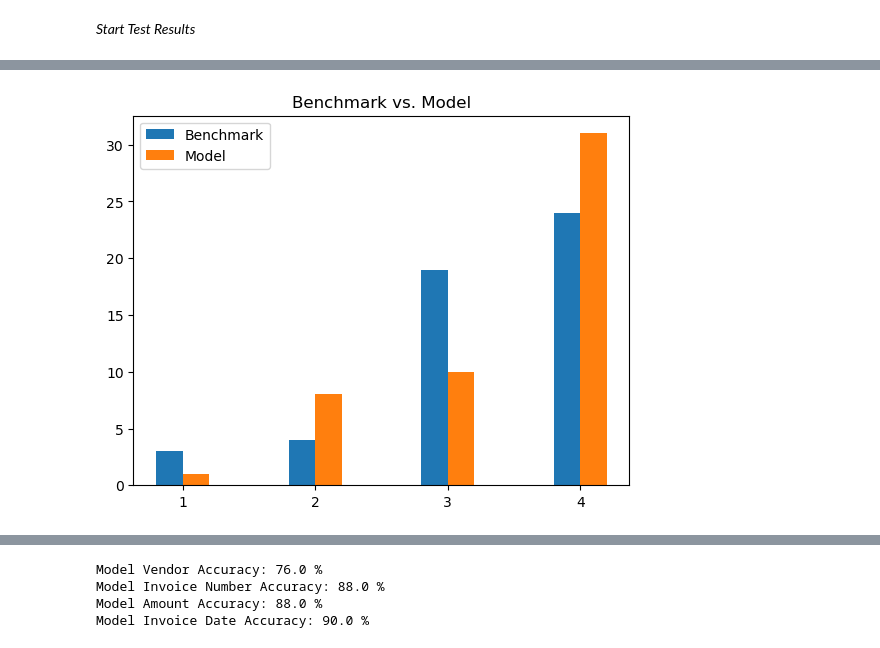
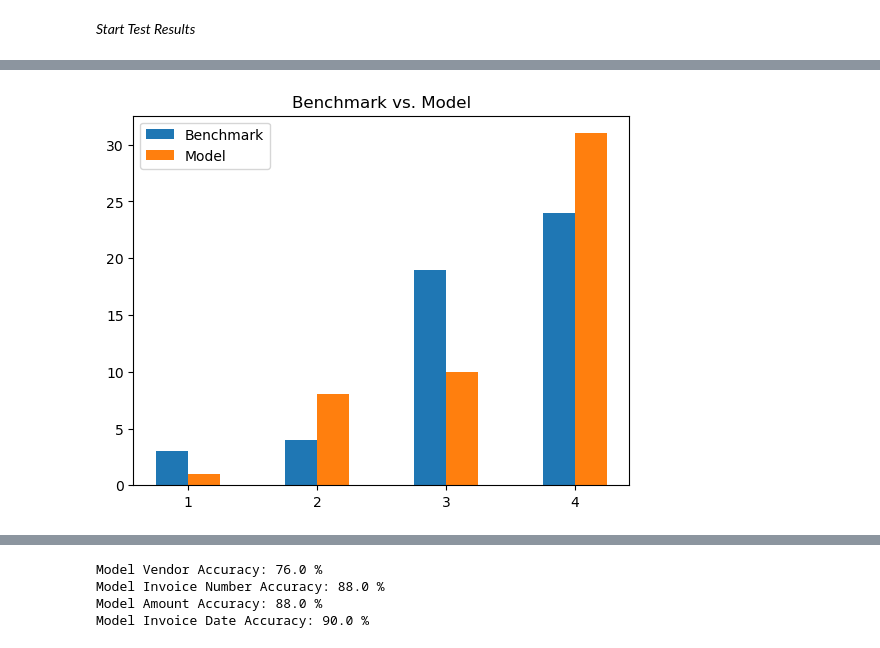
Before and after one commit to Paul01001000/HFU-Bachelor-Thesis, a Jupyter notebook: Data_Analysis.ipynb, the cells around one changed output, grey strips where cells are left out. Saved outputs shown, nothing was run; the diff lists cells and outputs as text; code cells hidden in the pictures.

```diff
--- a/Data_Analysis.ipynb
+++ b/Data_Analysis.ipynb
@@ -401,8 +425,8 @@ plt.hist(test_results.Quota,bins=[0.75+0.5*i for i in range(8)])
 # %%
 plt.title("Benchmark vs. Model")
 plt.xticks(range(1,5))
-plt.hist([benchmark.Quota,test_results.Quota],bins=[0.75+0.5*i for i in range(8)])
+plt.hist([benchmark.Quota,test_results.Quota],bins=[1,2,3,4,5],align="left",rwidth=0.5)
 plt.legend(["Benchmark","Model"])
 plt.show()
 # %% [output]
-[figure, old version]
+[figure, new version]
```
Also changed, not shown: parts of 13 cells of this notebook.
